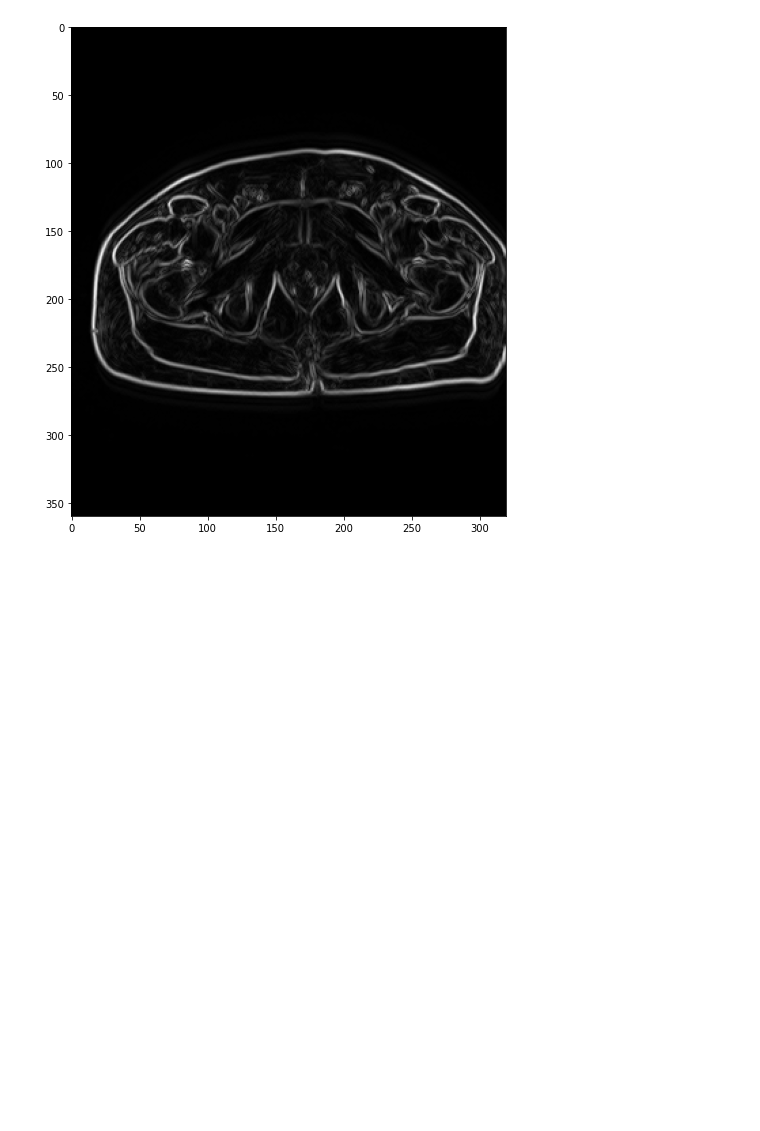
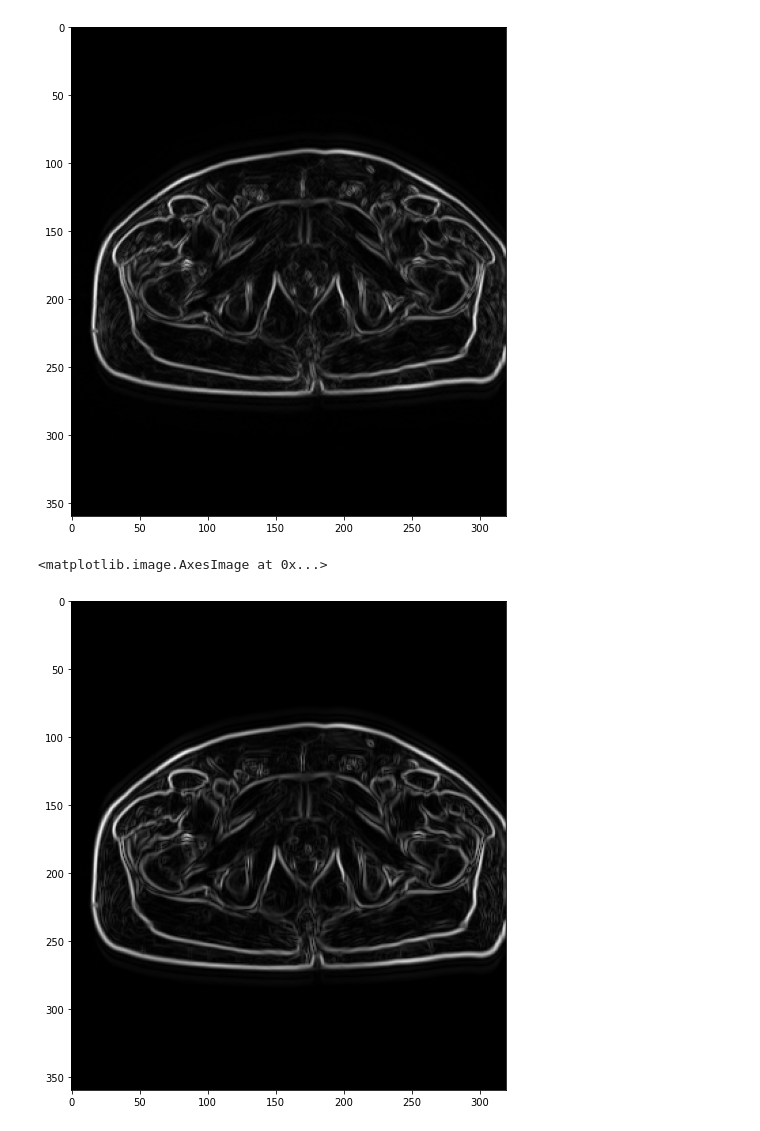
Before and after one commit to mpierangeli/PEFI-Prostate_Cancer_MRI, a Jupyter notebook: tt.ipynb, the cells around one changed output. Cells and saved outputs as stored; diff of their text form; code cells hidden in the pictures; blank space fills up the shorter version.

```diff
--- a/tt.ipynb
+++ b/tt.ipynb
@@ -87,0 +77,8 @@ ax.imshow(out,cmap="gray")
+# %%
+out = prewitt(img)
+#io.imsave("bordes.png",out)
+fig, ax = plt.subplots(figsize=(9, 9))
+ax.imshow(out,cmap="gray")
+# %% [output]
+<matplotlib.image.AxesImage at 0x...>
+[figure, added]
```
Also changed, not shown: parts of 6 cells of this notebook, 3 other files.
